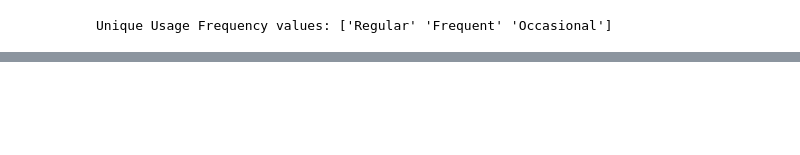
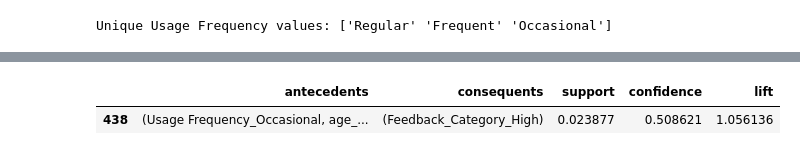
Before and after one commit to keattt0330/Data-Mining, a Jupyter notebook: assignment.ipynb, the cells around one changed output, grey strips where cells are left out. Cells and saved outputs as stored; diff of their text form; code cells hidden in the pictures; blank space fills up the shorter version.

Commit message:
Association Rule Mining partially done

```diff
--- a/assignment.ipynb
+++ b/assignment.ipynb
@@ -341,0 +364,9 @@ INTERPRETATION: There is NO significant statistical association between high str
+# %%
+Amazon_Prime_arm = Amazon_Prime.copy()
+Amazon_Prime_arm['Feedback_Category'] = pd.cut(Amazon_Prime_arm['Feedback/Ratings'], bins=[0, 2, 4, 5], labels=['Low', 'Medium', 'High'])
+arm_data = Amazon_Prime_arm[['age_group', 'Usage Frequency', 'Feedback_Category', 'Engagement Metrics', 'Subscription Plan', 'Renewal Status']]
+arm_data = pd.get_dummies(arm_data)
+frequent_itemsets = fpgrowth(arm_data, min_support=0.02, use_colnames=True)
+print("\nFrequent Itemsets:\n", frequent_itemsets)
+rules = association_rules(frequent_itemsets, metric="confidence", min_threshold=0.5)
+print("\nAssociation Rules:\n", rules)
@@ -341,0 +391,12 @@ INTERPRETATION: There is NO significant statistical association between high str
+# %%
+target_item = 'age_group_18-30'
+
+filtered_rules = rules[
+    rules['antecedents'].apply(lambda x: target_item in x) &
+	rules['consequents'].apply(lambda x: 'Feedback_Category_High' in x)
+]
+
+filtered_rules[['antecedents', 'consequents', 'support', 'confidence', 'lift']]
+# %% [output]
+|  | antecedents | consequents | support | confidence | lift |
+| 438 | (Usage Frequency_Occasional, age_... | (Feedback_Category_High) | 0.023877 | 0.508621 | 1.056136 |
```
Also changed, not shown: parts of 13 cells of this notebook, 1 other file.
